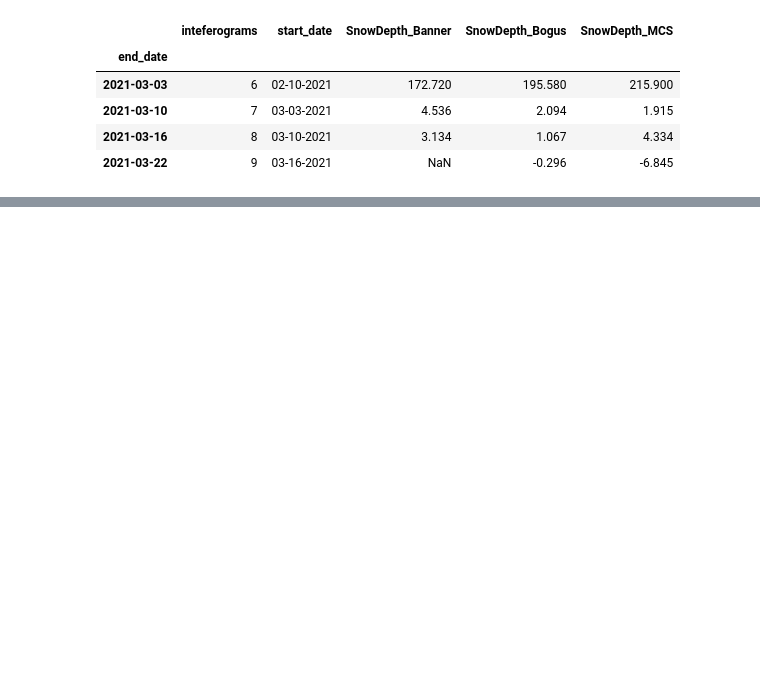
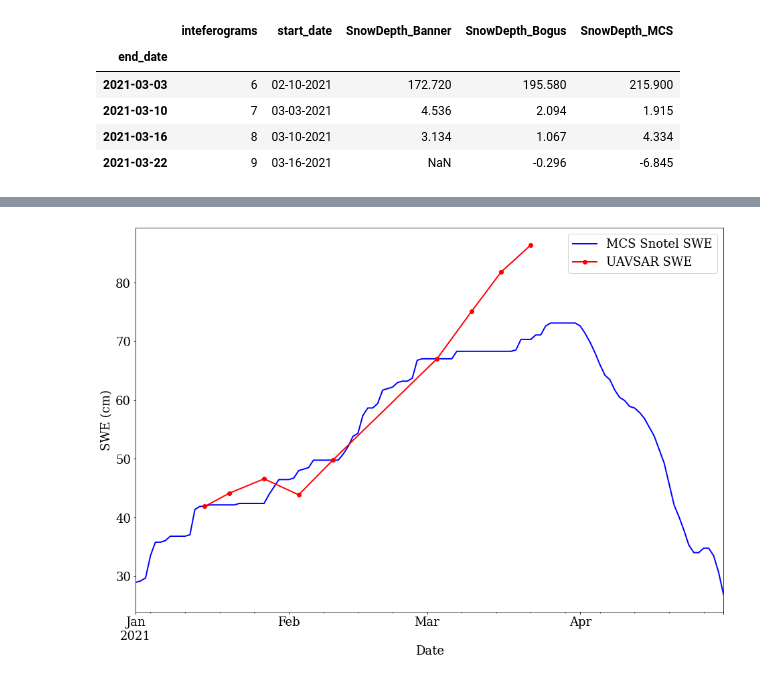
Before and after one commit to Surfix/snow-analytics, a Jupyter notebook: lowman/notebooks/5e_SnotelSWEVsUAVSAR.ipynb, the cells around one changed output, grey strips where cells are left out. Cells and saved outputs as stored; diff of their text form; code cells hidden in the pictures; blank space fills up the shorter version.

```diff
--- a/lowman/notebooks/5e_SnotelSWEVsUAVSAR.ipynb
+++ b/lowman/notebooks/5e_SnotelSWEVsUAVSAR.ipynb
@@ -320,0 +336,25 @@ uavsar_SD_df_conc
+# %%
+#create a figure and axes elements
+fig, ax = plt.subplots(figsize=(13,9), constrained_layout=True)
+
+#plot snowtel data and uavsar data
+snotel_data['MCS_SWE(cm)'].plot(ax=ax, color='blue', linewidth=2, label='MCS Snotel SWE')
+uavsar_snotel['SWE_MCS_cumsum'].plot(ax=ax, color='red', linewidth=2, label='UAVSAR SWE', marker='o')
+
+#change tick location
+# ax.yaxis.set_major_locator(plt.MaxNLocator(13))
+# ax.yaxis.set_major_locator(plt.MultipleLocator(10))
+
+
+
+ax.set_ylabel('SWE (cm)')
+ax.set_xlabel('Date')
+ax.legend(loc='best')
+
+
+plt.show()
+
+# #save the figure
+# fig.savefig('UAVSAR-snotel-lidar2.jpeg', dpi=500)
+# %% [output]
+[figure, added]
```
Also changed, not shown: parts of 20 cells of this notebook, 11 other files.
